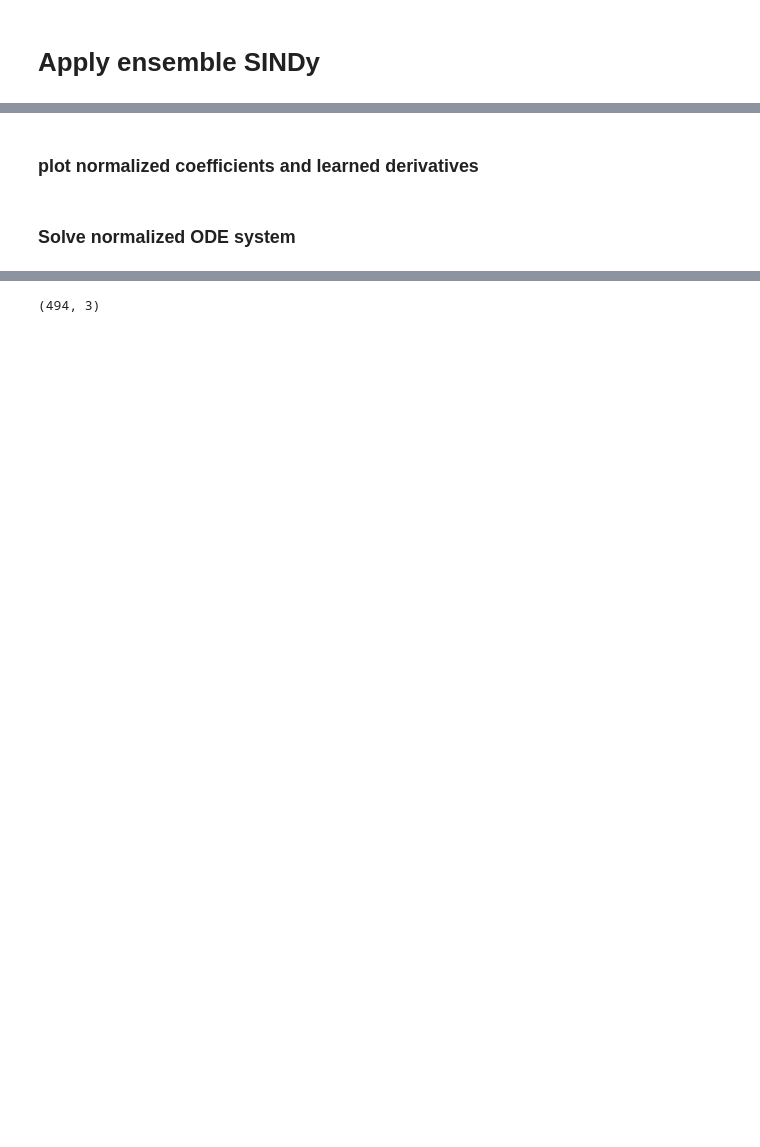
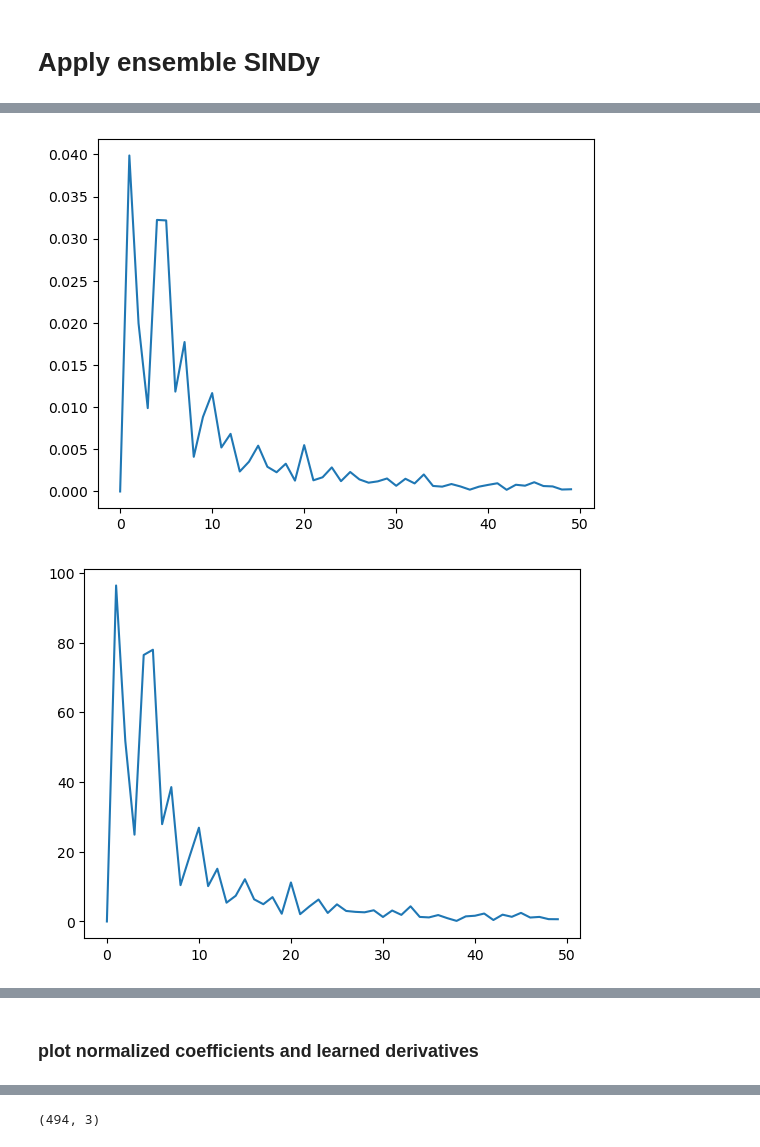
Before and after one commit to Jacob-Stevens-Haas/ARA-Plumes, a Jupyter notebook: plume_videos/July_20/video_low_2/plume_learn.ipynb, the cells around one changed output, grey strips where cells are left out. Cells and saved outputs as stored; diff of their text form; code cells hidden in the pictures; blank space fills up the shorter version.

```diff
--- a/plume_videos/July_20/video_low_2/plume_learn.ipynb
+++ b/plume_videos/July_20/video_low_2/plume_learn.ipynb
@@ -218,0 +296,7 @@ model.print()
+# %%
+for i in range(3):
+    plt.plot(np.abs(np.fft.rfft(mean_array[:,i]-np.mean(mean_array[:,i])))[:50])
+    plt.show()
+# %% [output]
+[figure, added]
+[figure, added]
@@ -252,2 +351,0 @@ plt.show()
-# %% [markdown]
-### Solve normalized ODE system
```
Also changed, not shown: parts of 21 cells of this notebook.
